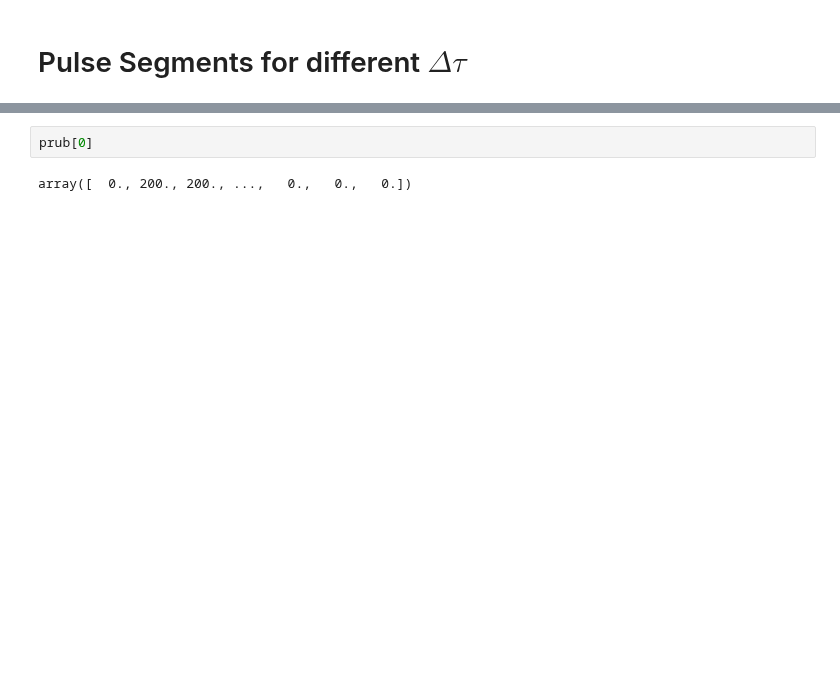
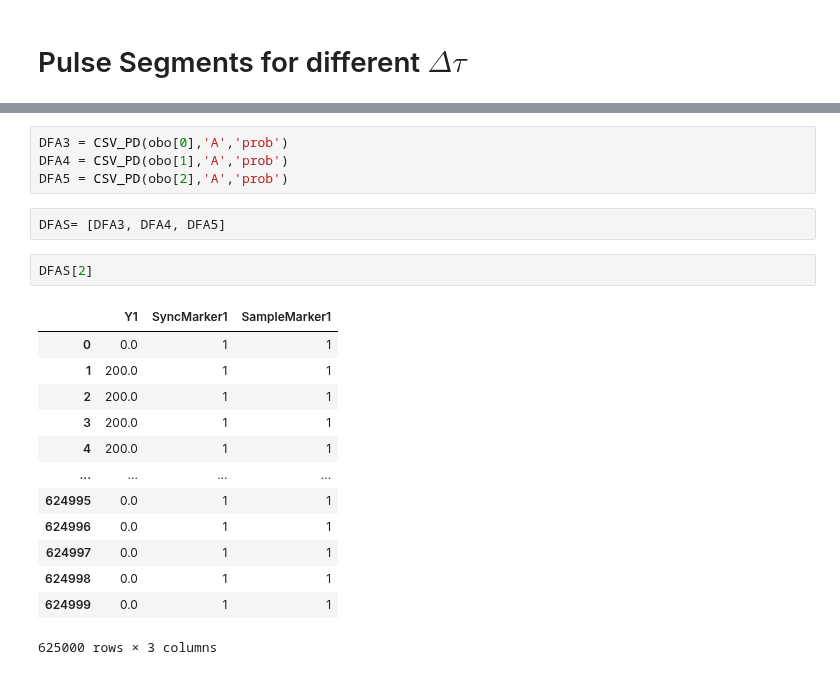
Before and after one commit to Holcan/STM, a Jupyter notebook: M8190/mechanicus.ipynb, the cells around one changed output, grey strips where cells are left out. Saved outputs shown, nothing was run; the diff lists cells and outputs as text; blank space fills up the shorter version.

```diff
--- a/M8190/mechanicus.ipynb
+++ b/M8190/mechanicus.ipynb
@@ -949,4 +868,22 @@ for i in range(0,6):
-# %%
-prub[0]
-# %% [output]
-array([  0., 200., 200., ...,   0.,   0.,   0.])
+# %%
+DFA3 = CSV_PD(obo[0],'A','prob')
+DFA4 = CSV_PD(obo[1],'A','prob')
+DFA5 = CSV_PD(obo[2],'A','prob')
+# %%
+DFAS= [DFA3, DFA4, DFA5]
+# %%
+DFAS[2]
+# %% [output]
+|  | Y1 | SyncMarker1 | SampleMarker1 |
+| 0 | 0.0 | 1 | 1 |
+| 1 | 200.0 | 1 | 1 |
+| 2 | 200.0 | 1 | 1 |
+| 3 | 200.0 | 1 | 1 |
+| 4 | 200.0 | 1 | 1 |
+| ... | ... | ... | ... |
+| 624995 | 0.0 | 1 | 1 |
+| 624996 | 0.0 | 1 | 1 |
+| 624997 | 0.0 | 1 | 1 |
+| 624998 | 0.0 | 1 | 1 |
+| 624999 | 0.0 | 1 | 1 |
+625000 rows × 3 columns
```
Also changed, not shown: parts of 26 cells of this notebook, 2 other files.
